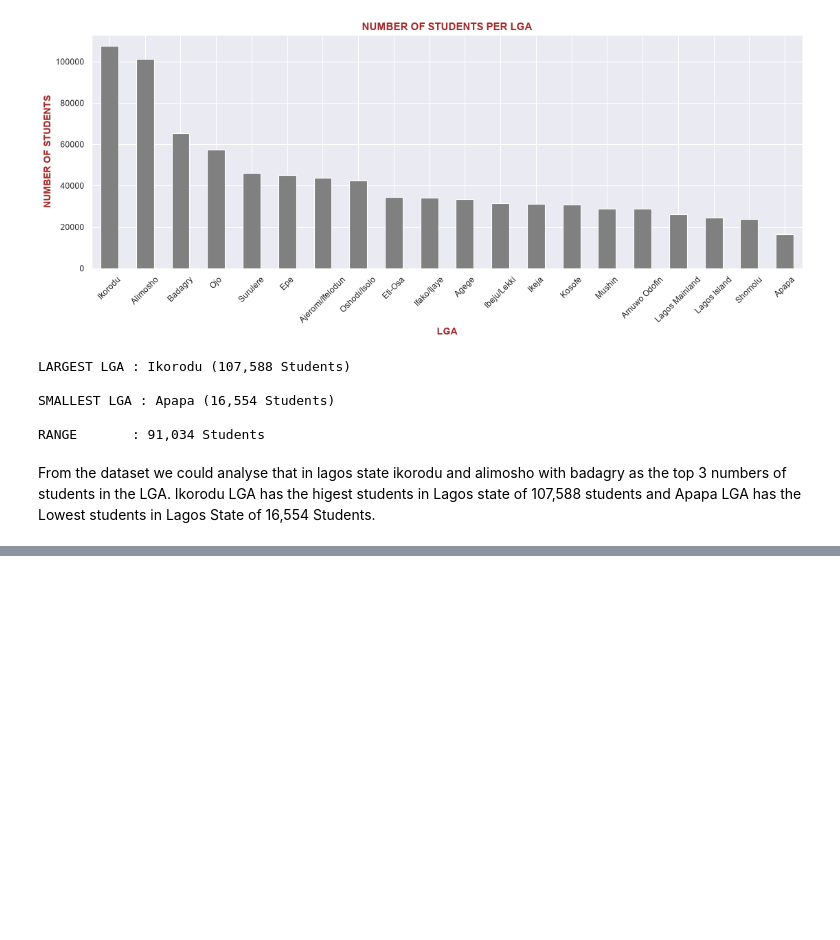
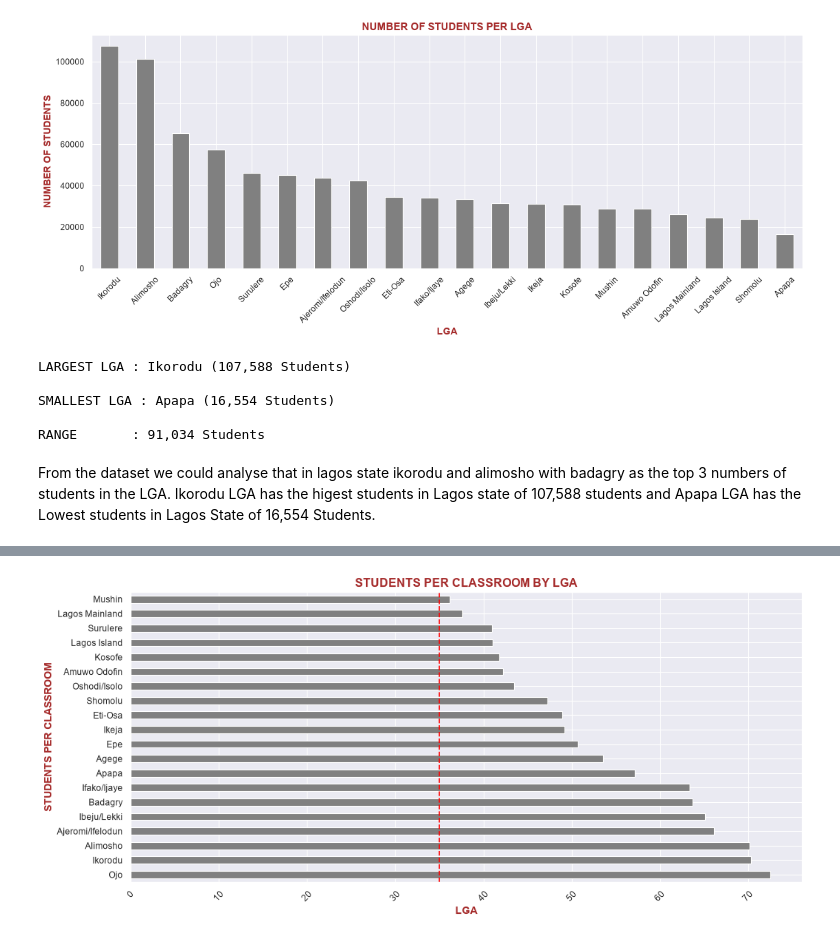
Before and after one commit to ENNILOIS/Education_Resources_Gap_Intelligence, a Jupyter notebook: EDA.ipynb, the cells around one changed output, grey strips where cells are left out. Cells and saved outputs as stored; diff of their text form; code cells hidden in the pictures; blank space fills up the shorter version.

```diff
--- a/EDA.ipynb
+++ b/EDA.ipynb
@@ -205,11 +246,18 @@ print(LGA.sort_values("Students_Per_Teacher"), ascending=False)[Cols].head(6).to
 # %%
 # WHICH LGAs LACK CLASSROOMS?
 # WHAT TO LOOKS AT - Learner_Classroom_Ratio vs standard 35(Universal Basic Education)
 
-Classrooms = rank_df.groupby("LGA")["learners"].mean().sort_values(asccending=False)
+Classrooms = rank_df.groupby("LGA")["Learner_Classroom_Ratio"].mean().sort_values(ascending=False)
 
 fig, ax = plt.subplots(figsize=(13, 6))
-Classrooms.plot(kind="bar", color="gray", ax=ax)
+Classrooms.plot(kind="barh", color="gray", ax=ax)
 ax.set_title("STUDENTS PER CLASSROOM BY LGA", fontsize=14, fontweight="bold", color="brown")
 ax.set_xlabel("LGA", fontweight="bold", color="brown")
-ax.set_ylabel("STUDENTS PER CLASSROOM", )
+ax.set_ylabel("STUDENTS PER CLASSROOM", fontweight="bold", color="brown")
+ax.axvline(35, color="red", linestyle="--", label="standard")
+ax.tick_params(axis="x", rotation=45)
+
+plt.tight_layout()
+plt.show()
+# %% [output]
+[figure, added]
```
Also changed, not shown: parts of 20 cells of this notebook, 1 other file.
